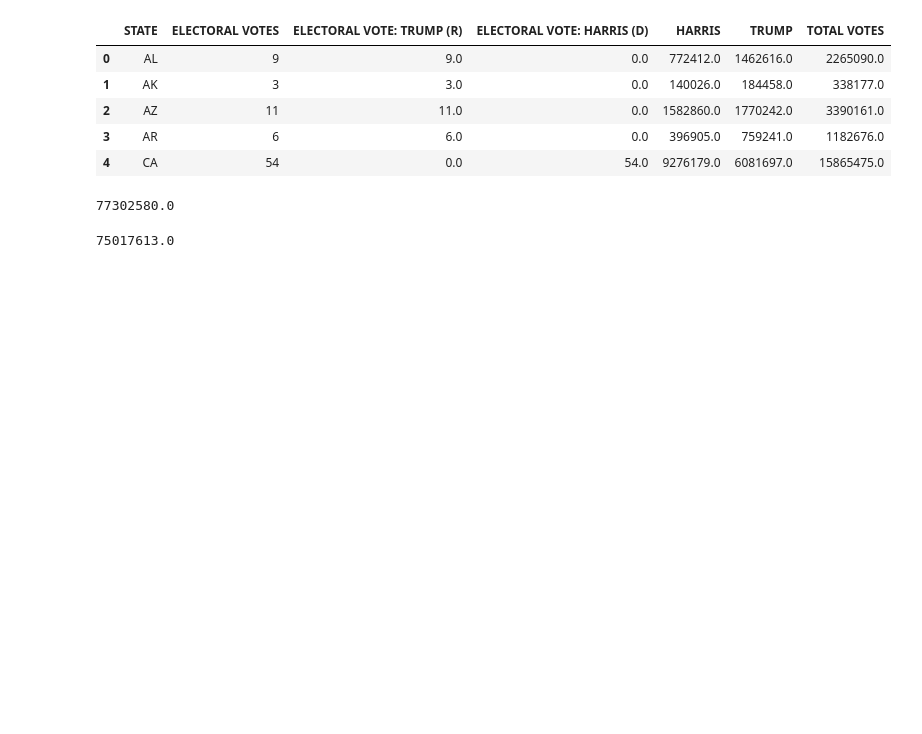
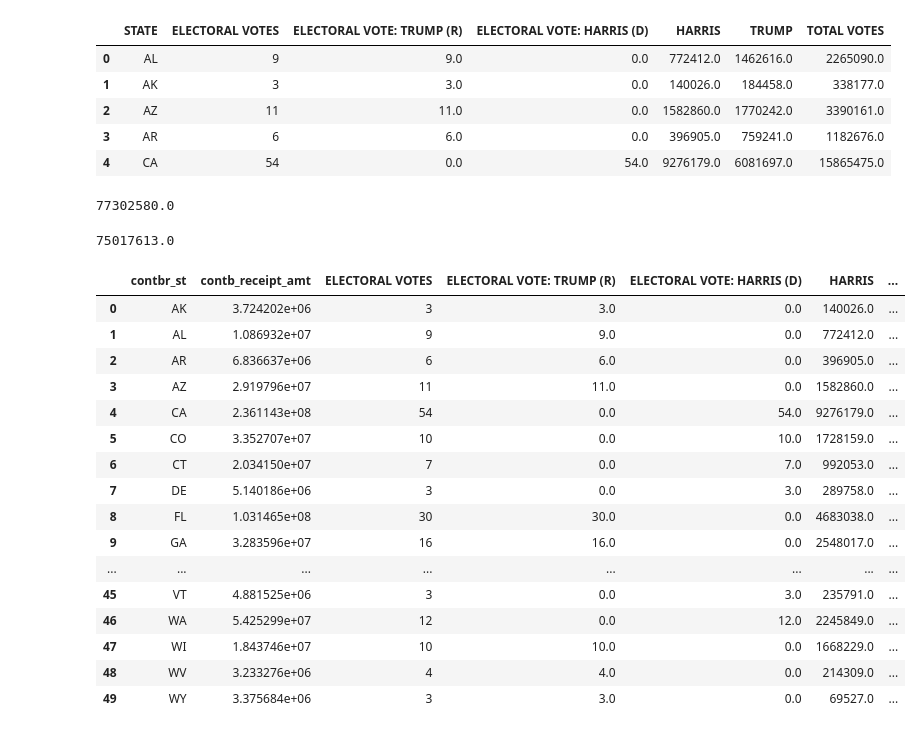
Before and after one commit to MaxObes/econ-570-final-project, a Jupyter notebook: econ570.ipynb, the cells around one changed output. Saved outputs shown, nothing was run; the diff lists cells and outputs as text; code cells hidden in the pictures; blank space fills up the shorter version.

```diff
--- a/econ570.ipynb
+++ b/econ570.ipynb
@@ -130,3 +132,25 @@ trump_total_votes
 harris_total_votes
 # %% [output]
 75017613.0
+# %%
+state_contribs = new_summed.groupby("contbr_st")["contb_receipt_amt"].sum().reset_index()
+merged_df = pd.merge(state_contribs, elec_df, left_on="contbr_st", right_on="STATE", how="inner")
+merged_df.drop('STATE', axis=1)
+# %% [output]
+|  | contbr_st | contb_receipt_amt | ELECTORAL VOTES | ELECTORAL VOTE: TRUMP (R) | ELECTORAL VOTE: HARRIS (D) | HARRIS | ... |
+| 0 | AK | 3.724202e+06 | 3 | 3.0 | 0.0 | 140026.0 | ... |
+| 1 | AL | 1.086932e+07 | 9 | 9.0 | 0.0 | 772412.0 | ... |
+| 2 | AR | 6.836637e+06 | 6 | 6.0 | 0.0 | 396905.0 | ... |
+| 3 | AZ | 2.919796e+07 | 11 | 11.0 | 0.0 | 1582860.0 | ... |
+| 4 | CA | 2.361143e+08 | 54 | 0.0 | 54.0 | 9276179.0 | ... |
+| 5 | CO | 3.352707e+07 | 10 | 0.0 | 10.0 | 1728159.0 | ... |
+| 6 | CT | 2.034150e+07 | 7 | 0.0 | 7.0 | 992053.0 | ... |
+| 7 | DE | 5.140186e+06 | 3 | 0.0 | 3.0 | 289758.0 | ... |
+| 8 | FL | 1.031465e+08 | 30 | 30.0 | 0.0 | 4683038.0 | ... |
+| 9 | GA | 3.283596e+07 | 16 | 16.0 | 0.0 | 2548017.0 | ... |
+| ... | ... | ... | ... | ... | ... | ... | ... |
+| 45 | VT | 4.881525e+06 | 3 | 0.0 | 3.0 | 235791.0 | ... |
+| 46 | WA | 5.425299e+07 | 12 | 0.0 | 12.0 | 2245849.0 | ... |
+| 47 | WI | 1.843746e+07 | 10 | 10.0 | 0.0 | 1668229.0 | ... |
+| 48 | WV | 3.233276e+06 | 4 | 4.0 | 0.0 | 214309.0 | ... |
+| 49 | WY | 3.375684e+06 | 3 | 3.0 | 0.0 | 69527.0 | ... |
```
Also changed, not shown: parts of 3 cells of this notebook.
